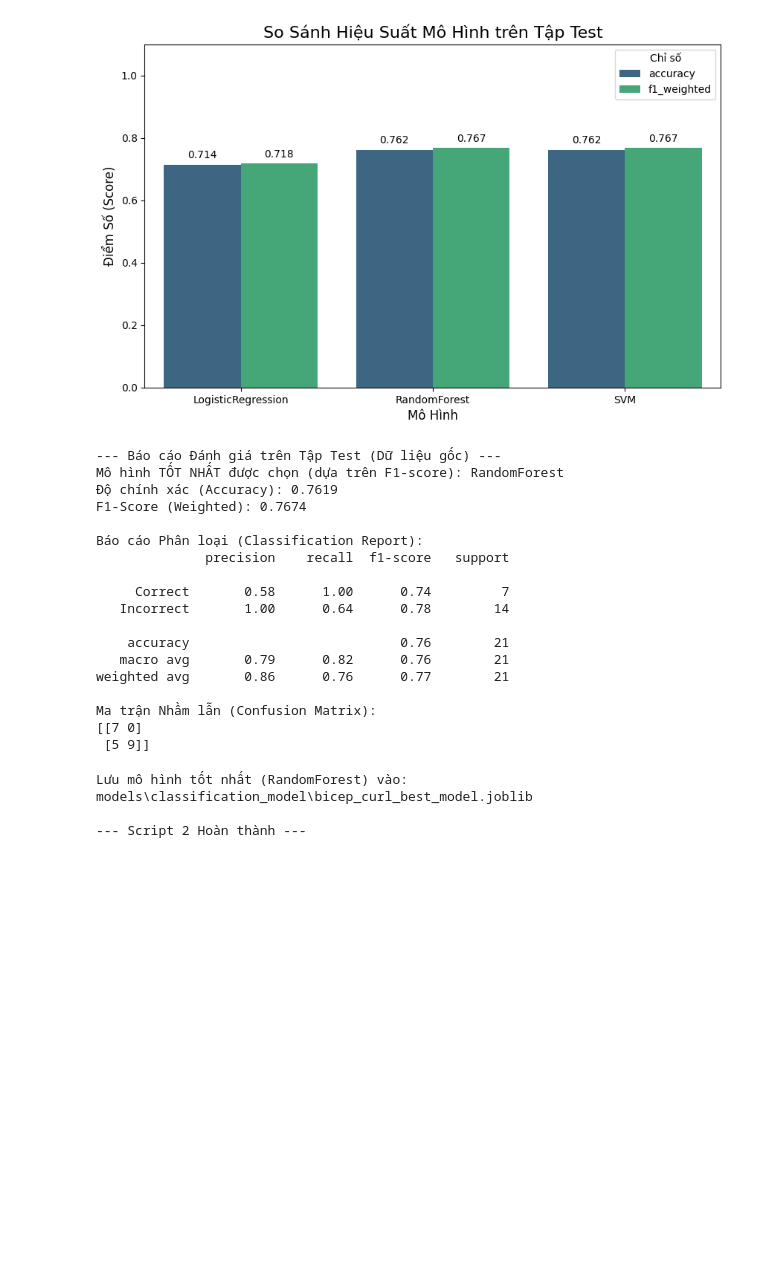
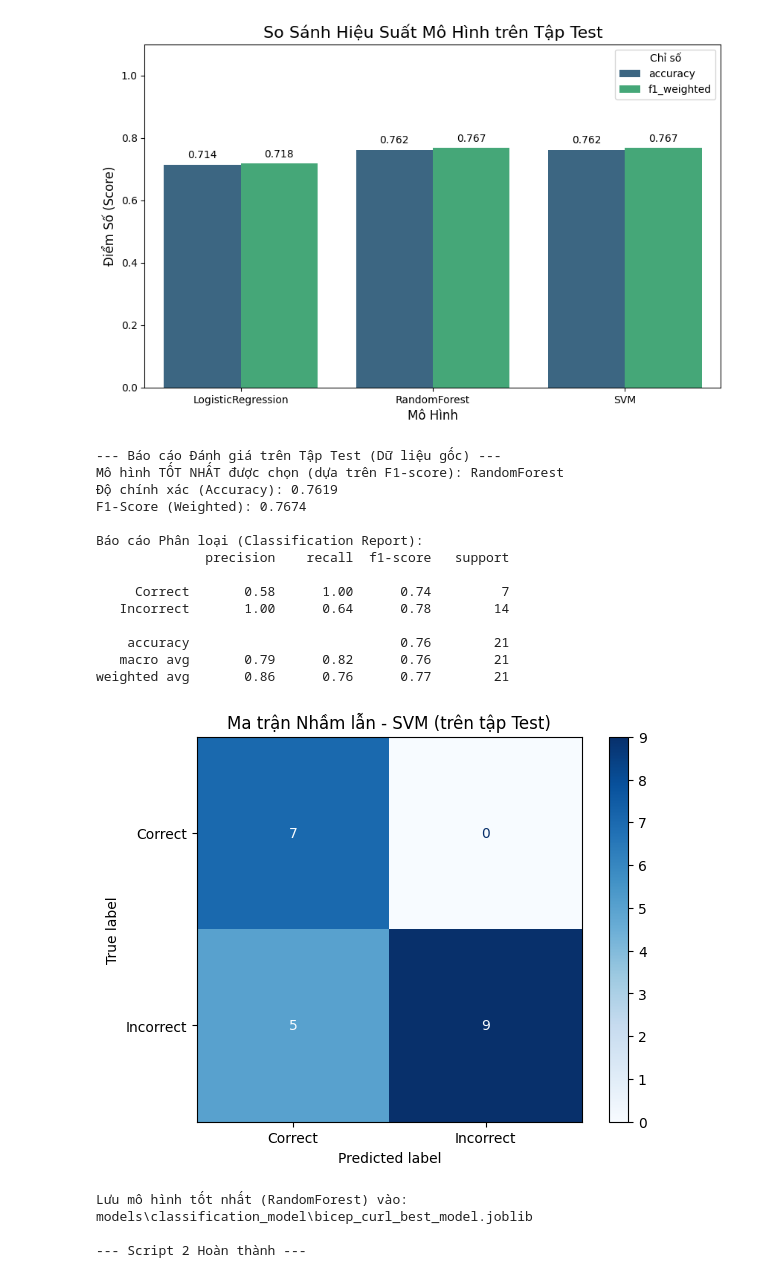
Before and after one commit to binhtran23/PBL-6-Pose-Corrector, a Jupyter notebook: notebooks/bicep_curl_ml.ipynb, the cells around one changed output. Saved outputs shown, nothing was run; the diff lists cells and outputs as text; code cells hidden in the pictures; blank space fills up the shorter version.

```diff
--- a/notebooks/bicep_curl_ml.ipynb
+++ b/notebooks/bicep_curl_ml.ipynb
@@ -313,38 +313,44 @@ else:
 # %%
 print("\n--- Báo cáo Đánh giá trên Tập Test (Dữ liệu gốc) ---")
 best_model = best_estimators[best_model_name]
 
 # Dự đoán trên tập test
 y_pred_final = best_model.predict(X_test)
 
 print(f"Mô hình TỐT NHẤT được chọn (dựa trên F1-score): {best_model_name}")
 print(f"Độ chính xác (Accuracy): {accuracy_score(y_test, y_pred_final):.4f}")
 print(f"F1-Score (Weighted): {f1_score(y_test, y_pred_final, average='weighted'):.4f}")
 
 print("\nBáo cáo Phân loại (Classification Report):")
 print(classification_report(y_test, y_pred_final, target_names=encoder.classes_))
 
-print("Ma trận Nhầm lẫn (Confusion Matrix):")
-print(confusion_matrix(y_test, y_pred_final))
+fig, ax = plt.subplots(figsize=(7, 5))
+ConfusionMatrixDisplay.from_estimator(
+    best_model,
+    X_test,
+    y_test,
+    display_labels=encoder.classes_,
+    cmap=plt.cm.Blues,
+    ax=ax
+)
+ax.set_title(f"Ma trận Nhầm lẫn - {name} (trên tập Test)")
+plt.show()
 # %% [output]
 --- Báo cáo Đánh giá trên Tập Test (Dữ liệu gốc) ---
 Mô hình TỐT NHẤT được chọn (dựa trên F1-score): RandomForest
 Độ chính xác (Accuracy): 0.7619
 F1-Score (Weighted): 0.7674
 
 Báo cáo Phân loại (Classification Report):
               precision    recall  f1-score   support
 
      Correct       0.58      1.00      0.74         7
    Incorrect       1.00      0.64      0.78        14
 
     accuracy                           0.76        21
    macro avg       0.79      0.82      0.76        21
 weighted avg       0.86      0.76      0.77        21
-
-Ma trận Nhầm lẫn (Confusion Matrix):
-[[7 0]
- [5 9]]
+[figure, added]
 # %%
 # Lưu mô hình tốt nhất vào tệp .joblib để app.py sử dụng
 
```
Also changed, not shown: parts of 1 cell of this notebook, 9 other files.
